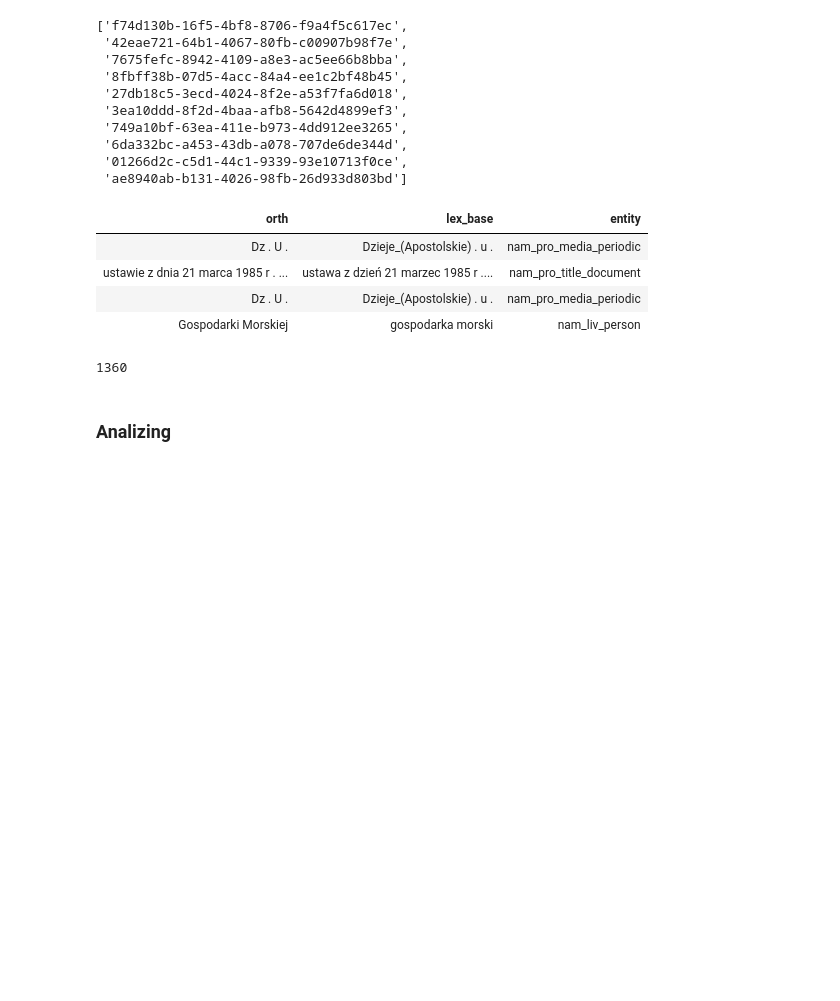
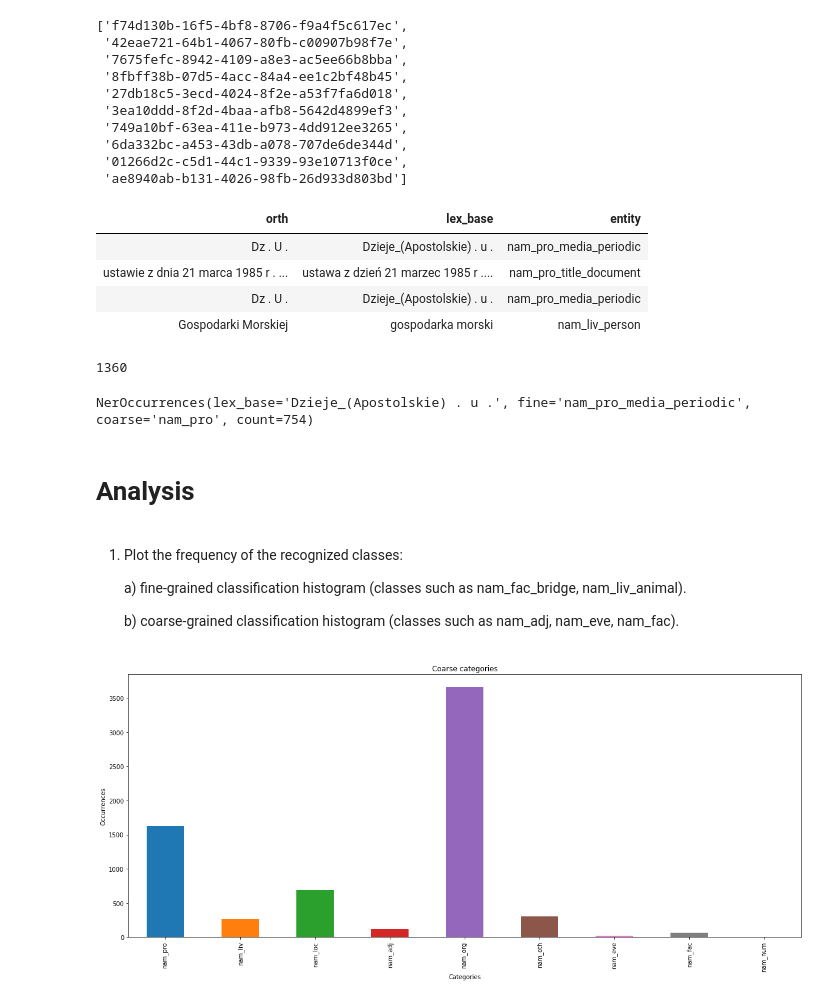
Before and after one commit to JakDar/nlp-lab-2019, a Jupyter notebook: lab9/Lab9.ipynb, the cells around one changed output. Drawn from its saved outputs; the diff is of its cells as text; code cells hidden in the pictures; blank space fills up the shorter version.

```diff
--- a/lab9/Lab9.ipynb
+++ b/lab9/Lab9.ipynb
@@ -245,7 +242,7 @@ def ner_group_to_ner_ocurrences(group: Tuple[int, List[NamedEntity]]) -> NerOccu
         lex_base=head.lex_base,
         fine=head.entity,
         coarse="_".join(head.entity.split("_")[:2]),
-        count =group[0]
+        count =len(group[1])
     )
 # %%
 ner_ocurrences = seq(clls)\
@@ -263,5 +260,34 @@ ner_ocurrences.size()
 1360
 # %%
 ner_ocurrences.to_csv("ners.bak")
+# %%
+ner_ocurrences[0]
+# %% [output]
+NerOccurrences(lex_base='Dzieje_(Apostolskie) . u .', fine='nam_pro_media_periodic', coarse='nam_pro', count=754)
 # %% [markdown]
-### Analizing
+# Analysis
+# %% [markdown]
+1. Plot the frequency of the recognized classes:
+
+   a) fine-grained classification histogram (classes such as nam_fac_bridge, nam_liv_animal).
+
+   b) coarse-grained classification histogram (classes such as nam_adj, nam_eve, nam_fac).
+# %%
+def plot_historgram(data:Sequence,title:str):
+
+    freq_series = pd.Series(data.map(lambda x: x[1]).to_list())
+
+    x_labels = data.map(lambda x:x[0]).to_list()
+
+    # Plot the figure.
+    plt.figure(figsize=(20, 8))
+    ax = freq_series.plot(kind='bar')
+    ax.set_title(title)
+    ax.set_xlabel('Categories')
+    ax.set_ylabel('Occurrences')
+    ax.set_xticklabels(x_labels)
+# %%
+coarse = ner_ocurrences.group_by(lambda x: x.coarse).map(lambda g:(g[0],seq(g[1]).map(lambda x: x.count).sum()))
+plot_historgram(coarse,"Coarse categories")
+# %% [output]
+[figure, added]
```
Also changed, not shown: parts of 16 cells of this notebook.
